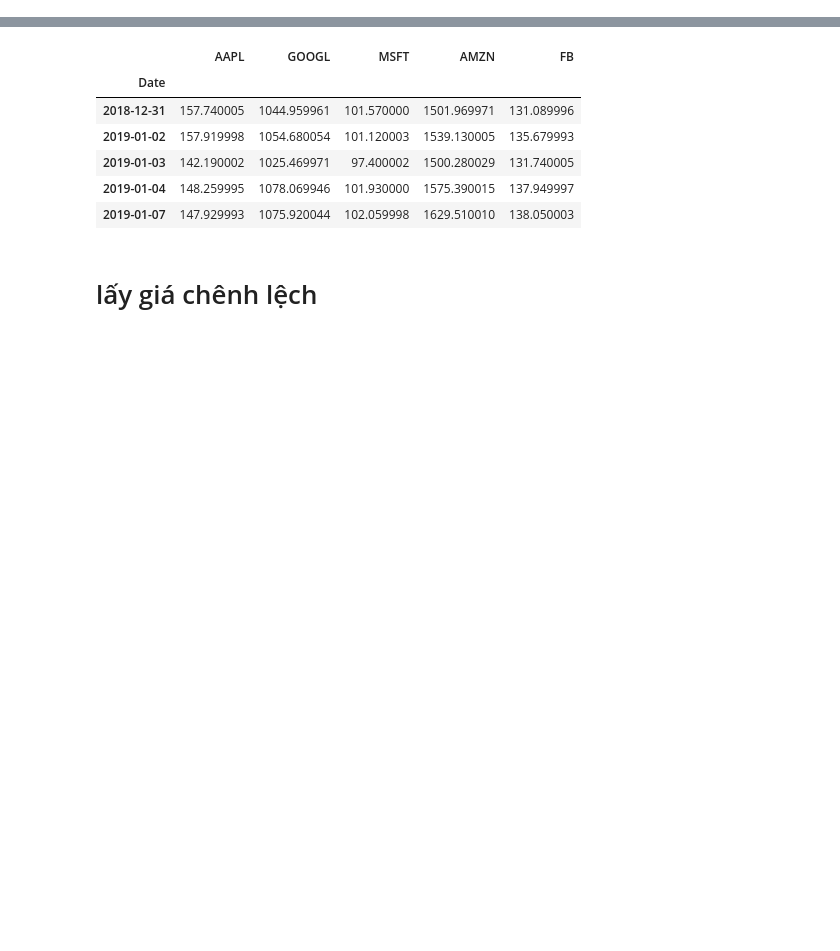
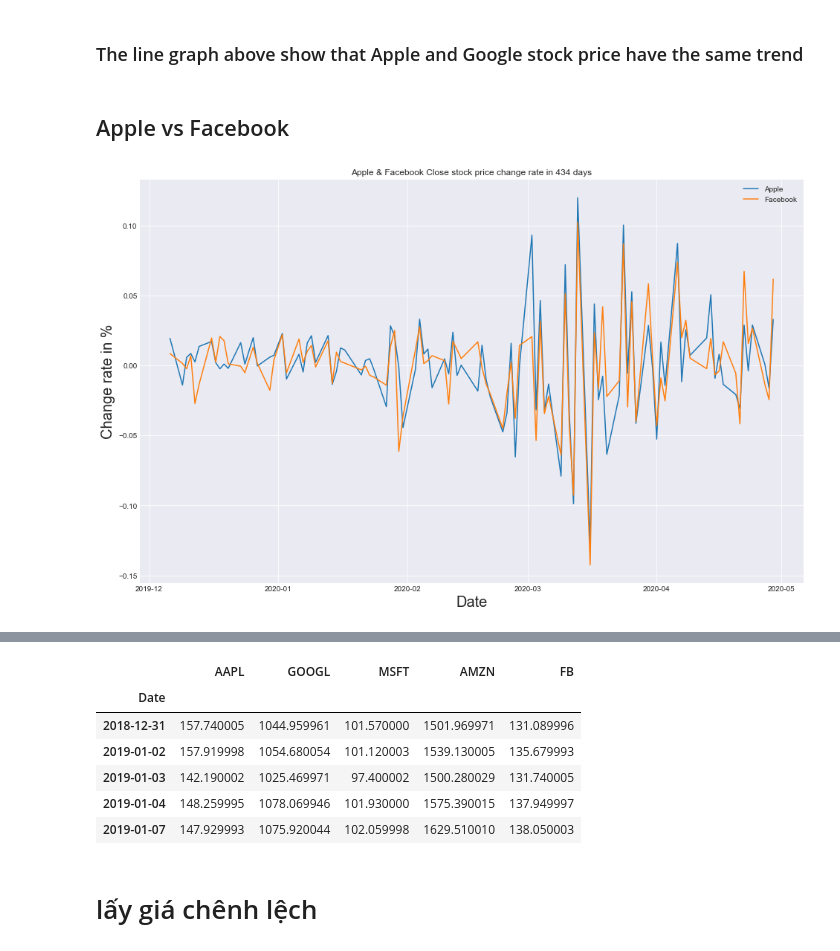
Before and after one commit to not-nam-or-am-i/Stock-Linear-regression, a Jupyter notebook: my-linear-regression.ipynb, the cells around one changed output, grey strips where cells are left out. Drawn from its saved outputs; the diff is of its cells as text; code cells hidden in the pictures; blank space fills up the shorter version.

```diff
--- a/my-linear-regression.ipynb
+++ b/my-linear-regression.ipynb
@@ -19,0 +156,26 @@ from sklearn.metrics import mean_squared_error
+# %% [markdown]
+### The line graph above show that Apple and Google stock price have the same trend
+# %% [markdown]
+## Apple vs Facebook
+# %%
+fig, ax = plt.subplots()
+
+months = mdates.AutoDateLocator()
+dateFmt = mdates.AutoDateFormatter(months)
+
+ax.plot(date_x[zoom_day_start:zoom_day_end], aapl_y_diff[zoom_day_start:zoom_day_end], label='Apple')
+ax.plot(date_x[zoom_day_start:zoom_day_end], fb_y_diff[zoom_day_start:zoom_day_end], label='Facebook')
+
+ax.xaxis.set_major_locator(months)
+ax.xaxis.set_major_formatter(dateFmt)
+
+title = 'Apple & Facebook Close stock price change rate in '+ str(zoom_day_end-zoom_day_start) +' days'
+plt.title(title)
+plt.xlabel('Date', fontsize=20)
+plt.ylabel('Change rate in %', fontsize=20)
+
+plt.legend()
+
+plt.show()
+# %% [output]
+[figure, added]
```
Also changed, not shown: parts of 24 cells of this notebook.
